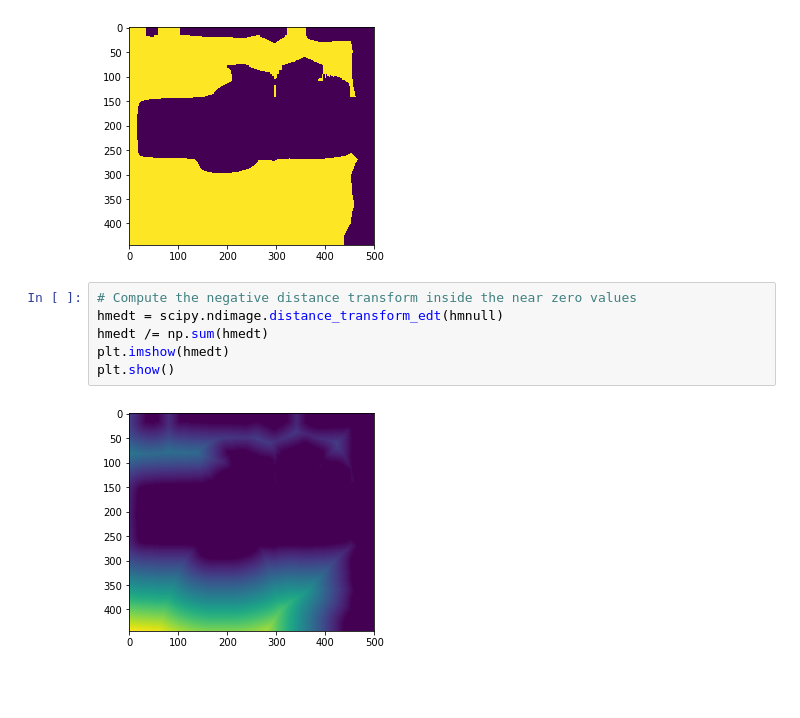
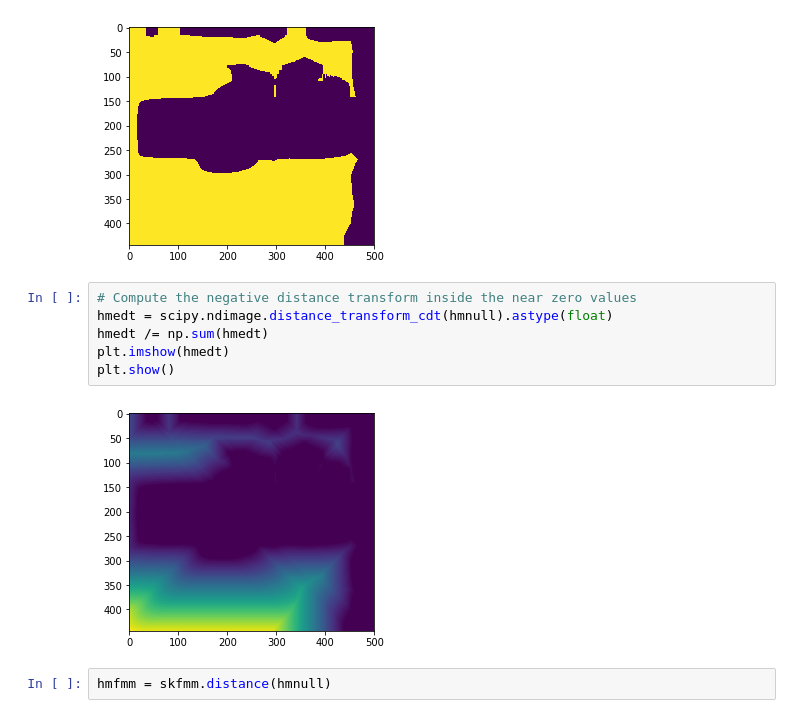
Before and after one commit to morris-frank/bachelor-thesis, a Jupyter notebook: notebooks/Negative Euclidean Distance Transfrom as Punisher.ipynb, the cells around one changed output. Saved outputs shown, nothing was run; the diff lists cells and outputs as text; blank space fills up the shorter version.

```diff
--- a/notebooks/Negative Euclidean Distance Transfrom as Punisher.ipynb
+++ b/notebooks/Negative Euclidean Distance Transfrom as Punisher.ipynb
@@ -30,9 +32,11 @@ plt.show()
 [figure]
 # %%
 # Compute the negative distance transform inside the near zero values
-hmedt = scipy.ndimage.distance_transform_edt(hmnull)
+hmedt = scipy.ndimage.distance_transform_cdt(hmnull).astype(float)
 hmedt /= np.sum(hmedt)
 plt.imshow(hmedt)
 plt.show()
 # %% [output]
-[figure, old version]
+[figure, new version]
+# %%
+hmfmm = skfmm.distance(hmnull)
```
Also changed, not shown: parts of 3 cells of this notebook, 10 other files.
